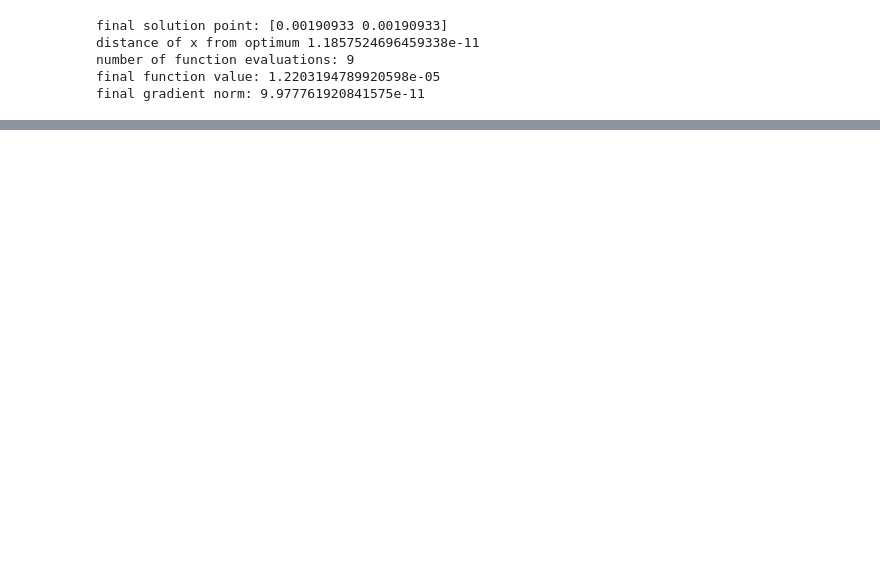
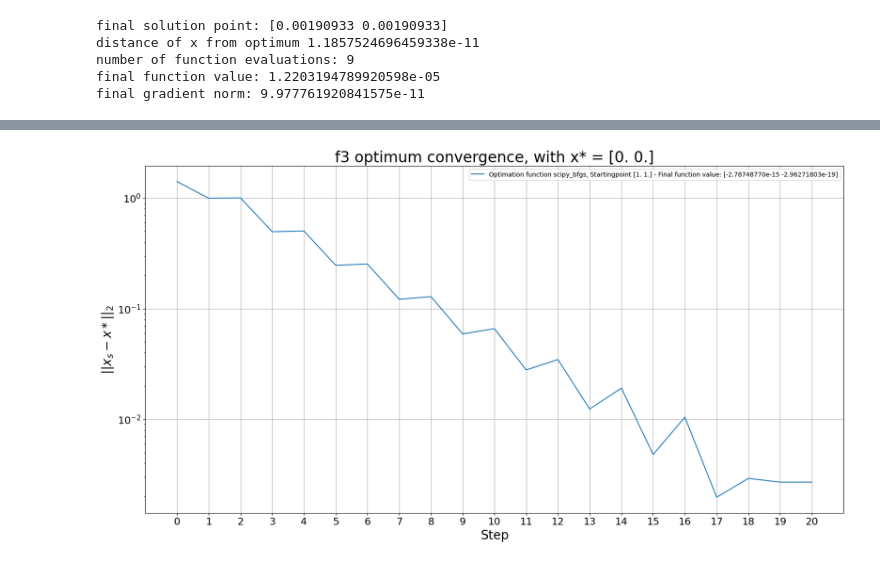
Before and after one commit to mVigholt/NO, a Jupyter notebook: Week 1/Assignment_Notebook.ipynb, the cells around one changed output, grey strips where cells are left out. Saved outputs shown, nothing was run; the diff lists cells and outputs as text; code cells hidden in the pictures; blank space fills up the shorter version.

```diff
--- a/Week 1/Assignment_Notebook.ipynb
+++ b/Week 1/Assignment_Notebook.ipynb
@@ -65,0 +113,26 @@ final gradient norm: 9.977761920841575e-11
+# %%
+import matplotlib.ticker as tck
+
+def Oplot(f, O):
+    x0=np.ones(2)
+    plt.figure(figsize=(20, 10))
+    plt.yscale("log") #value : {"linear", "log", "symlog", "logit", ...}
+
+    for o in O:
+        xs,grad_norms = scipy_trust_region(f[1],f[2],f[3],x0, 1000, 1.e-10)
+        N = [np.linalg.norm(v, ord=2) for v in xs-np.full_like(xs, optimal)]
+        label = f"Optimation function {o[0]}, Startingpoint {x0} - Final function value: {xs[-1]}"
+        plt.plot(range(0,len(xs)), N, label = label)
+    plt.legend()
+    plt.title(f"{f[0]} optimum convergence, with x* = {x_opt(f[0], 2)}", fontsize=24)
+    plt.xlabel("Step", fontsize=20)
+    plt.ylabel("$||x_s - x*||_2$", fontsize=20)
+    plt.xticks(range(0,len(xs)), fontsize=16)
+    plt.yticks(fontsize=16)
+    plt.grid()
+    plt.show()
+
+for f in [F3]:
+    Oplot(f, [O1])
+# %% [output]
+[figure, added]
```
Also changed, not shown: parts of 4 cells of this notebook.
